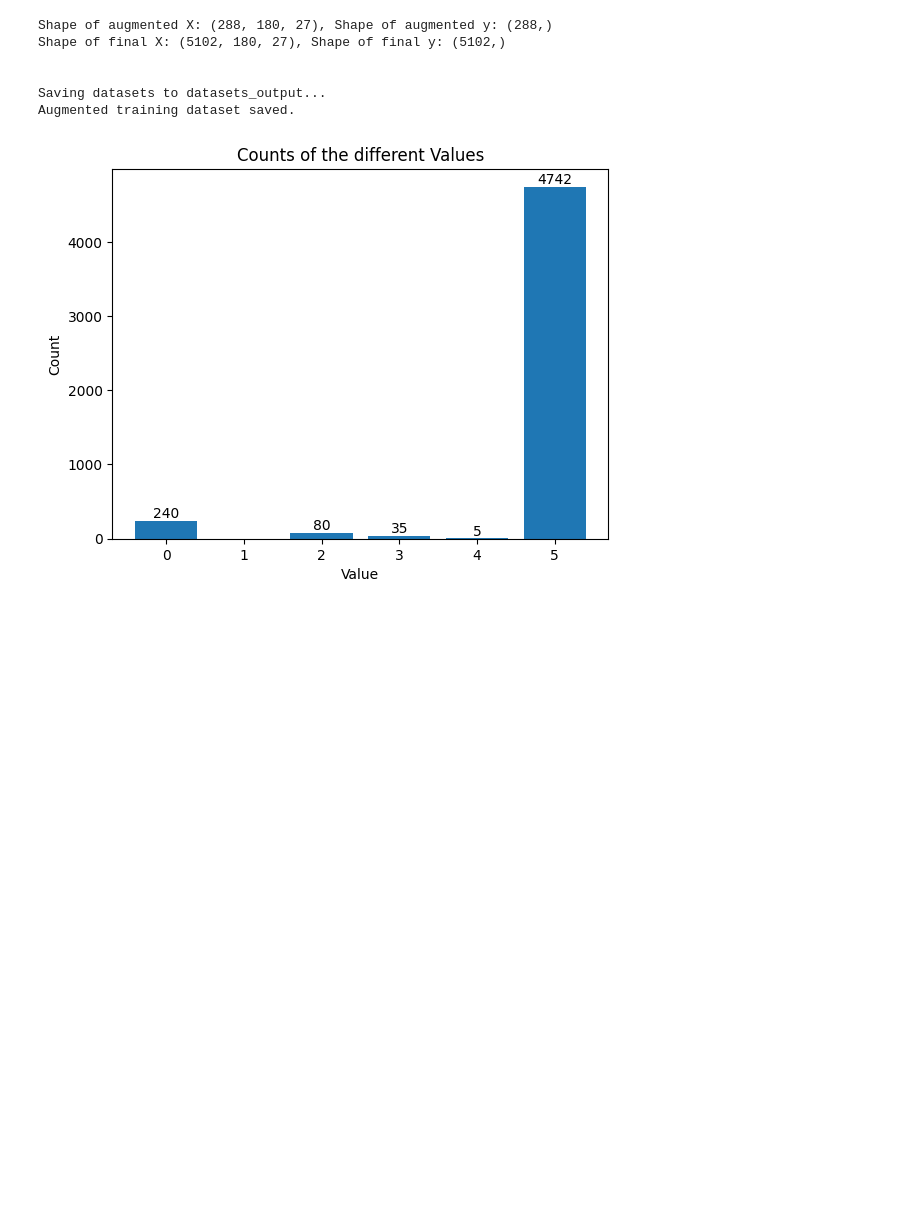
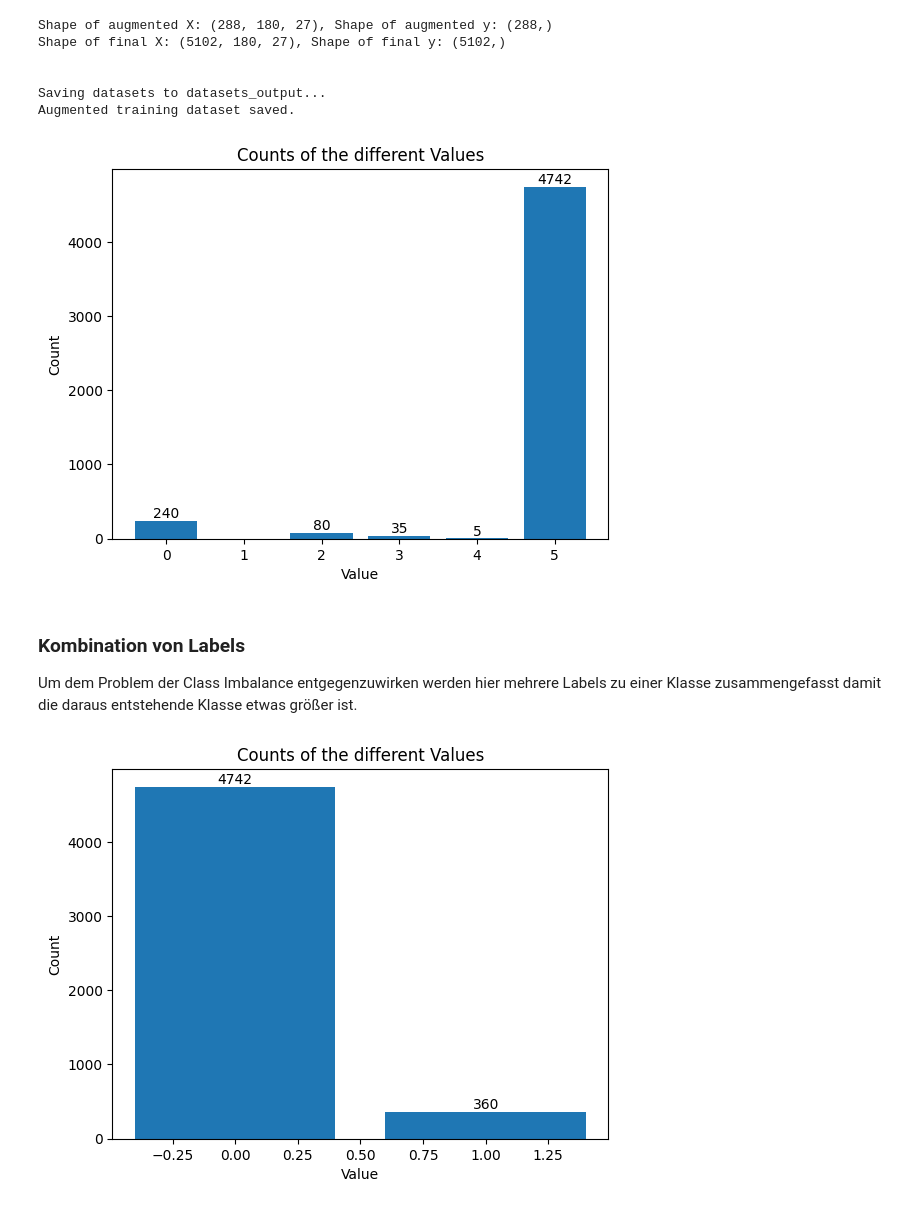
Before and after one commit to corneliusbrandt/ML_highlightvideoerstellung_bachelor, a Jupyter notebook: src/dataset_builder.ipynb, the cells around one changed output. Saved outputs shown, nothing was run; the diff lists cells and outputs as text; code cells hidden in the pictures; blank space fills up the shorter version.

Commit message:
Implemented Label combinations

```diff
--- a/src/dataset_builder.ipynb
+++ b/src/dataset_builder.ipynb
@@ -416,7 +416,7 @@ def load_and_merge_data(run_file,
 
     merged_cleaned = clean_timeseries(merged, filter_window_length=5, polyorder=2, do_clip=True, clip_quantile=0.999, debug=True)
 
-    plot_time_series(merged, merged_cleaned, 3754, 60)
+    #plot_time_series(merged, merged_cleaned, 3754, 60)
     return merged_cleaned
 
 load_and_merge_data("0713_0932")
@@ -673,3 +671,16 @@ Shape of final X: (5102, 180, 27), Shape of final y: (5102,)
 Saving datasets to datasets_output...
 Augmented training dataset saved.
 [figure]
+# %% [markdown]
+### Kombination von Labels
+Um dem Problem der Class Imbalance entgegenzuwirken werden hier mehrere Labels zu einer Klasse zusammengefasst damit die daraus entstehende Klasse etwas größer ist.
+# %%
+y_combined = y_train_final.copy()
+
+# set all labels that are not "Nothing" to "Action" for binary classification
+y_combined[y_combined != CLASS_LABELS["Nothing"]] = 1
+y_combined[y_combined == CLASS_LABELS["Nothing"]] = 0
+
+plot_counts(y_combined)
+# %% [output]
+[figure, added]
```
Also changed, not shown: parts of 3 cells of this notebook, 1 other file.
